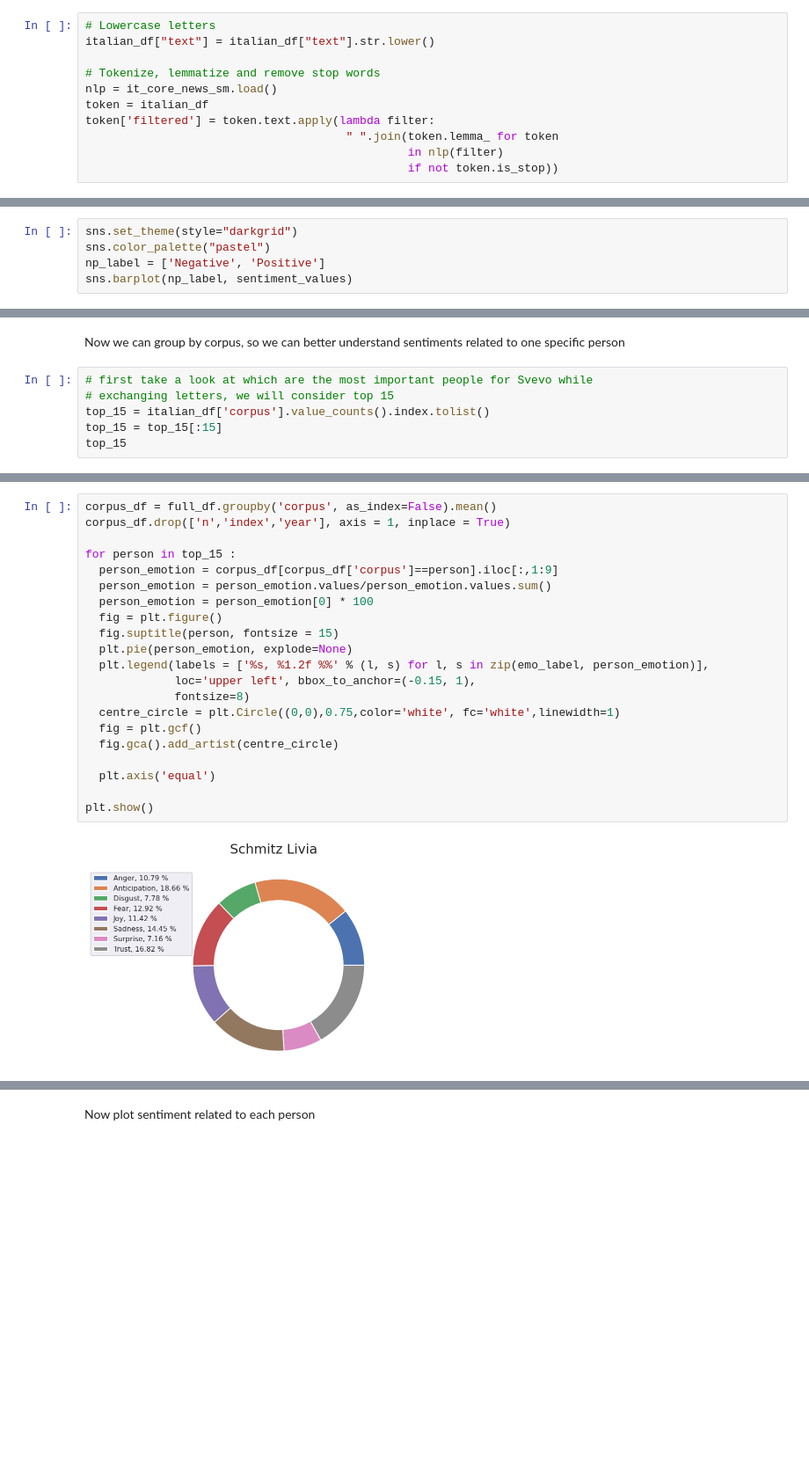
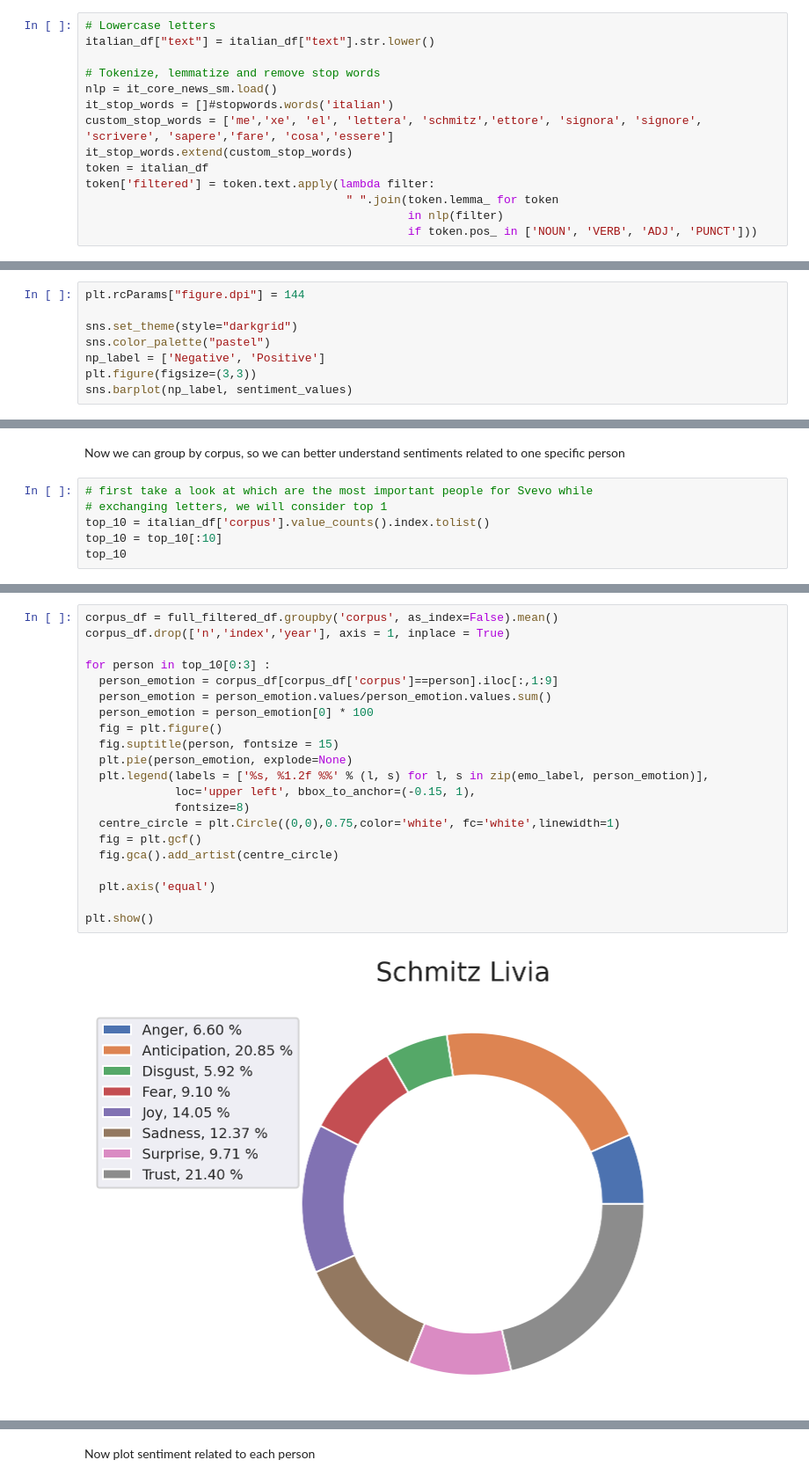
Before and after one commit to lykos273998/Svevo, a Jupyter notebook: ml_proj.ipynb, the cells around one changed output, grey strips where cells are left out. Shown at 88% size. Drawn from its saved outputs; the diff is of its cells as text; blank space fills up the shorter version.

```diff
--- a/ml_proj.ipynb
+++ b/ml_proj.ipynb
@@ -56,8 +39,11 @@ italian_df["text"] = italian_df["text"].str.lower()
 
 # Tokenize, lemmatize and remove stop words
 nlp = it_core_news_sm.load()
+it_stop_words = []#stopwords.words('italian')
+custom_stop_words = ['me','xe', 'el', 'lettera', 'schmitz','ettore', 'signora', 'signore', 'scrivere', 'sapere','fare', 'cosa','essere']
+it_stop_words.extend(custom_stop_words)
 token = italian_df
 token['filtered'] = token.text.apply(lambda filter:
                                       " ".join(token.lemma_ for token
                                                in nlp(filter)
-                                               if not token.is_stop))
+                                               if token.pos_ in ['NOUN', 'VERB', 'ADJ', 'PUNCT']))
@@ -224,9 +144,12 @@ emotion_values = [anger_percent, anticipation_percent, disgust_percent, fear_per
 # %% [markdown]
 So here below we have barplots for sentiments and emotions taking into account the entire corpus of letters
 # %%
+plt.rcParams["figure.dpi"] = 144
+
 sns.set_theme(style="darkgrid")
 sns.color_palette("pastel")
 np_label = ['Negative', 'Positive']
+plt.figure(figsize=(3,3))
 sns.barplot(np_label, sentiment_values)
 # %% [output]
 <matplotlib.axes._subplots.AxesSubplot at 0x...>
@@ -242,10 +165,10 @@ sns.barplot(x = emo_label, y = emotion_values)
 Now we can group by corpus, so we can better understand sentiments related to one specific person
 # %%
 # first take a look at which are the most important people for Svevo while
-# exchanging letters, we will consider top 15
-top_15 = italian_df['corpus'].value_counts().index.tolist()
-top_15 = top_15[:15]
-top_15
+# exchanging letters, we will consider top 1
+top_10 = italian_df['corpus'].value_counts().index.tolist()
+top_10 = top_10[:10]
+top_10
 # %% [output]
 ['Schmitz Livia',
  'Svevo Montale',
@@ -265,23 +183,23 @@ top_15
 # %%
-corpus_df = full_df.groupby('corpus', as_index=False).mean()
+corpus_df = full_filtered_df.groupby('corpus', as_index=False).mean()
 corpus_df.drop(['n','index','year'], axis = 1, inplace = True)
 
-for person in top_15 :
+for person in top_10[0:3] :
   person_emotion = corpus_df[corpus_df['corpus']==person].iloc[:,1:9]
   person_emotion = person_emotion.values/person_emotion.values.sum()
   person_emotion = person_emotion[0] * 100
   fig = plt.figure()
   fig.suptitle(person, fontsize = 15)
   plt.pie(person_emotion, explode=None)
   plt.legend(labels = ['%s, %1.2f %%' % (l, s) for l, s in zip(emo_label, person_emotion)],
              loc='upper left', bbox_to_anchor=(-0.15, 1),
              fontsize=8)
   centre_circle = plt.Circle((0,0),0.75,color='white', fc='white',linewidth=1)
   fig = plt.gcf()
   fig.gca().add_artist(centre_circle)
 
   plt.axis('equal')
 
 plt.show()
 # %% [output]
-[figure, old version]
+[figure, new version]
```
Also changed, not shown: parts of 22 cells of this notebook.
